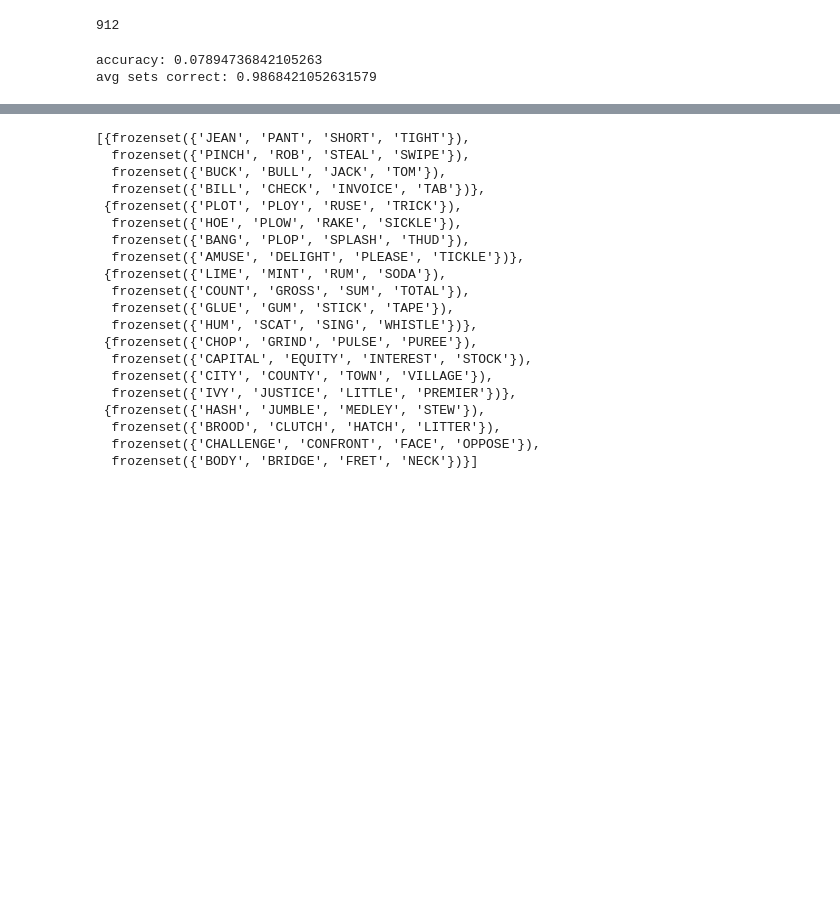
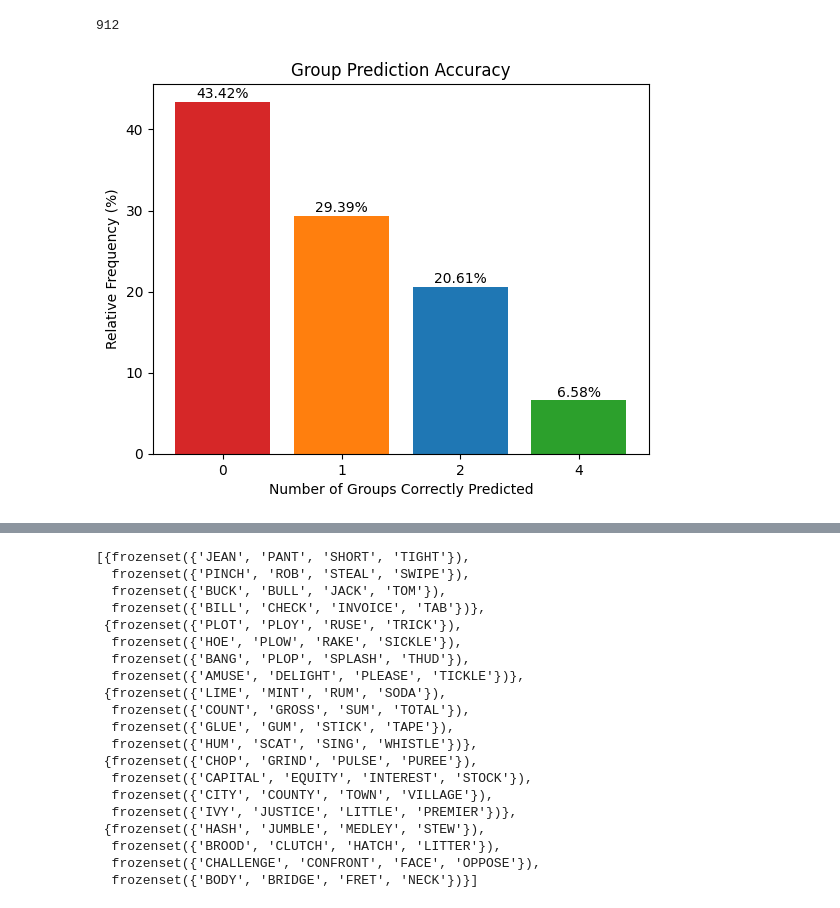
Before and after one commit to BenjaminHinchliff/CSC480-nyt-connections, a Jupyter notebook: glove.ipynb, the cells around one changed output, grey strips where cells are left out. Saved outputs shown, nothing was run; the diff lists cells and outputs as text; code cells hidden in the pictures; blank space fills up the shorter version.

Commit message:
add glove visualization

```diff
--- a/glove.ipynb
+++ b/glove.ipynb
@@ -99,10 +94,7 @@ len(sample)
 # %% [output]
 912
 # %%
-correct = 0
-correct_sets = 0
-correct_examples = []
-incorrect_examples = []
+metrics = defaultdict(list)
 for true_set, en in zip(sets, enc):
     clf = KMeansConstrained(
         n_clusters=4,
@@ -114,16 +106,22 @@ for true_set, en in zip(sets, enc):
     pred_set = [true_set.reshape((16,))[np.where(pred == i)] for i in range(0, 4)]
     true_set = set(frozenset(true) for true in true_set)
     pred_set = set(frozenset(pred) for pred in pred_set)
-    difference = true_set - pred_set
-    correct += 1 if len(difference) == 0 else 0
-    if len(difference) == 0:
-        correct_examples.append(true_set)
-    else:
-        incorrect_examples.append((difference, pred_set - true_set, len(difference)))
-    correct_sets += 4 - len(difference)
-
-print(f"accuracy: {correct / len(sets)}")
-print(f"avg sets correct: {correct_sets / len(sets)}")
+    metrics["correct_groups"].append(len(true_set.intersection(pred_set)))
+    metrics["silhouette_score"].append(silhouette_score(en, pred))
+    metrics["predicted"].append(pred)
-# %% [output]
-accuracy: 0.07894736842105263
-avg sets correct: 0.9868421052631579
+# %%
+def visualize_group_prediction_accuracy(num_correct_groups):
+    labels, counts = np.unique(num_correct_groups, return_counts=True)
+    frequencies = counts / counts.sum()
+    percentages = frequencies * 100
+    colors = ['tab:red', 'tab:orange', 'tab:blue', 'tab:green']
+    rects = plt.bar([str(l) for l in labels], percentages, color = colors)
+    plt.bar_label(rects, padding = 0.5, labels = [f"{p:.2f}%" for p in percentages])
+    plt.title("Group Prediction Accuracy")
+    plt.xlabel("Number of Groups Correctly Predicted")
+    plt.ylabel("Relative Frequency (%)")
+    plt.show()
+
+visualize_group_prediction_accuracy(metrics["correct_groups"])
+# %% [output]
+[figure, added]
```
Also changed, not shown: parts of 4 cells of this notebook, 2 other files.
